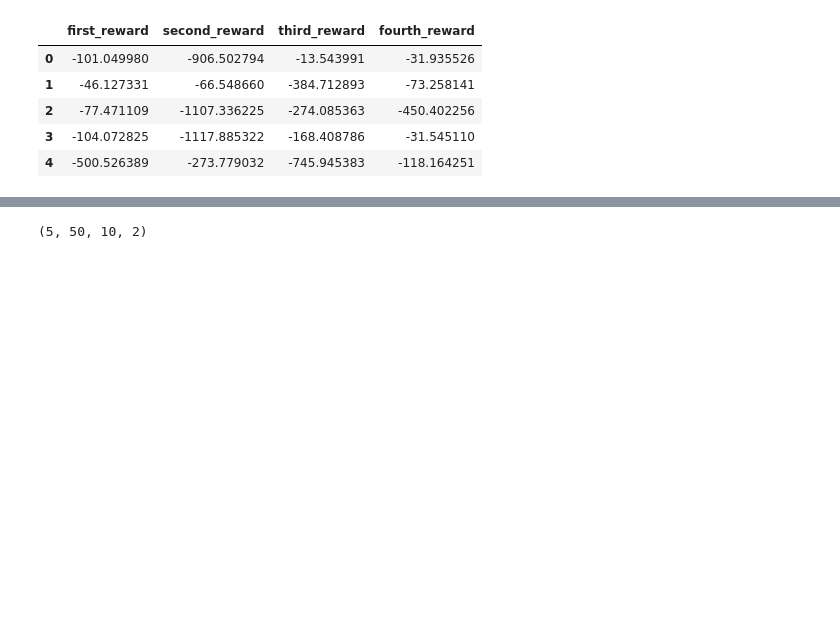
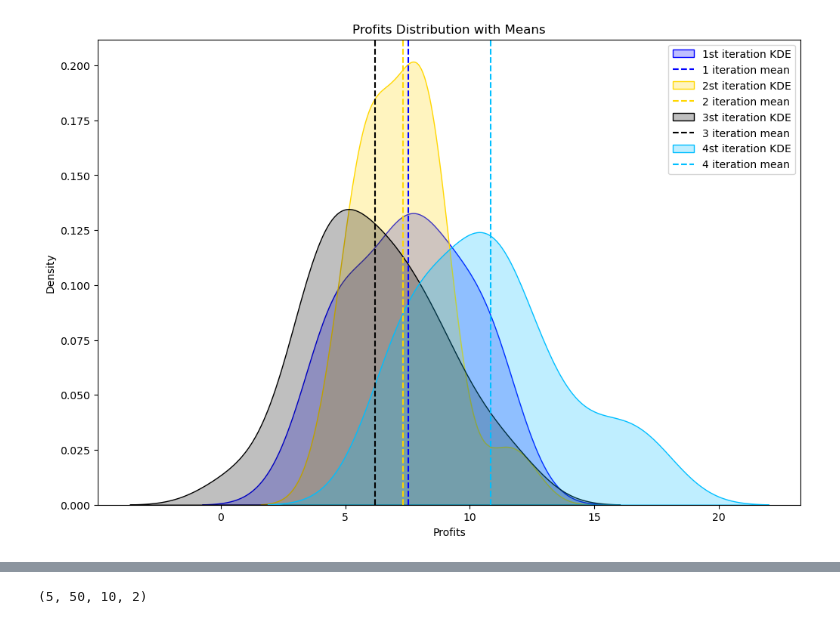
Before and after one commit to Zhou-spec/Option_Market_Making, a Jupyter notebook: 2024_file/plot.ipynb, the cells around one changed output, grey strips where cells are left out. Drawn from its saved outputs; the diff is of its cells as text; code cells hidden in the pictures; blank space fills up the shorter version.

```diff
--- a/2024_file/plot.ipynb
+++ b/2024_file/plot.ipynb
@@ -10,18 +11,51 @@ reward_dist = np.load('reward_distribution.npy')
 # declare a pandas dataframe
 
 reward_df = pd.DataFrame()
-reward_df['first_reward'] = reward_dist[0]
-reward_df['second_reward'] = reward_dist[1]
-reward_df['third_reward'] = reward_dist[2]
-reward_df['fourth_reward'] = reward_dist[3]
-reward_df.head()
+reward_df['first_reward'] = reward_dist[1]
+reward_df['second_reward'] = reward_dist[2]
+reward_df['third_reward'] = reward_dist[3]
+reward_df['fourth_reward'] = reward_dist[4]
+
+profit_df = pd.DataFrame()
+profit_df['profit_1'] = profit[1]
+profit_df['profit_2'] = profit[2]
+profit_df['profit_3'] = profit[3]
+profit_df['profit_4'] = profit[4]
-# %% [output]
-|  | first_reward | second_reward | third_reward | fourth_reward |
-| 0 | -101.049980 | -906.502794 | -13.543991 | -31.935526 |
-| 1 | -46.127331 | -66.548660 | -384.712893 | -73.258141 |
-| 2 | -77.471109 | -1107.336225 | -274.085363 | -450.402256 |
-| 3 | -104.072825 | -1117.885322 | -168.408786 | -31.545110 |
-| 4 | -500.526389 | -273.779032 | -745.945383 | -118.164251 |
+# %%
+profit_columns = ['profit_1', 'profit_2', 'profit_3', 'profit_4']
+# Define colors for the means
+mean_colors = ['blue', 'gold', 'black', 'deepskyblue']
+
+# Set up the plot
+plt.figure(figsize=(12, 8))  # Optional: Adjust figure size for better visibility
+
+
+# Plot KDE for each reward column and its mean
+for column, color in zip(profit_columns, mean_colors):
+    # get the index
+    index = profit_columns.index(column)
+    # Plot the KDE
+    sns.kdeplot(profit_df[column], color=color, fill=True, label=f'{index + 1}st iteration KDE')
+
+    # Calculate and plot the mean
+    mean_value = profit_df[column].mean()
+    plt.axvline(mean_value, linestyle='--', color=color, label=f'{index + 1} iteration mean')
+
+# Setting labels and title
+plt.xlabel('Profits')
+plt.ylabel('Density')
+plt.title('Profits Distribution with Means')
+
+# Improve the legend
+handles, labels = plt.gca().get_legend_handles_labels()
+by_label = dict(zip(labels, handles))  # Deduplicate legend entries
+plt.legend(by_label.values(), by_label.keys())
+
+plt.savefig('profit_distribution_plot.png')
+# Display the plot
+plt.show()
+# %% [output]
+[figure, added]
 # %%
 # use seaborn to plot the reward distribution
 
```
Also changed, not shown: parts of 2 cells of this notebook, 13 other files.
